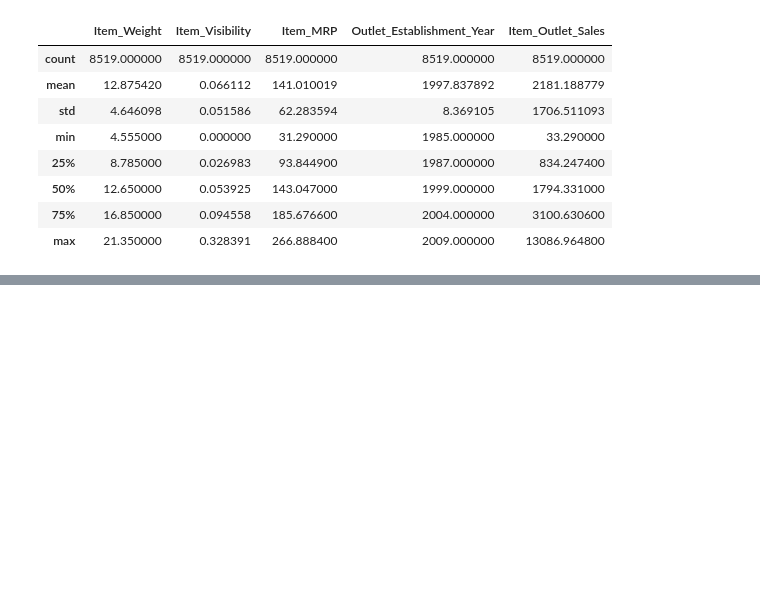
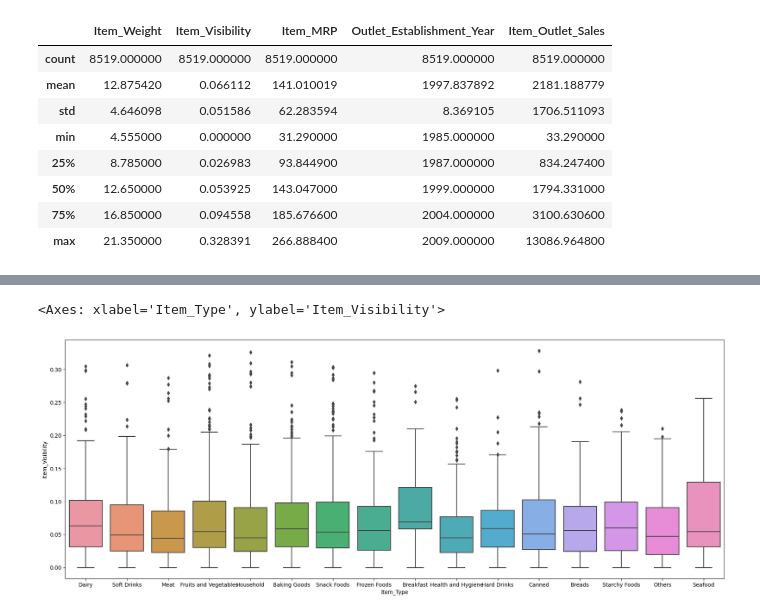
Before and after one commit to Mahdi-Kriaa/food_sales_prediction, a Jupyter notebook: food_sales_prediction.ipynb, the cells around one changed output, grey strips where cells are left out. Cells and saved outputs as stored; diff of their text form; code cells hidden in the pictures; blank space fills up the shorter version.

```diff
--- a/food_sales_prediction.ipynb
+++ b/food_sales_prediction.ipynb
@@ -175,0 +196,6 @@ df_sales.describe()
+# %%
+plt.figure(figsize=(22,8))
+sns.boxplot(data=df_sales,x="Item_Type",y="Item_Visibility")
+# %% [output]
+<Axes: xlabel='Item_Type', ylabel='Item_Visibility'>
+[figure, added]
```
Also changed, not shown: parts of 9 cells of this notebook.
